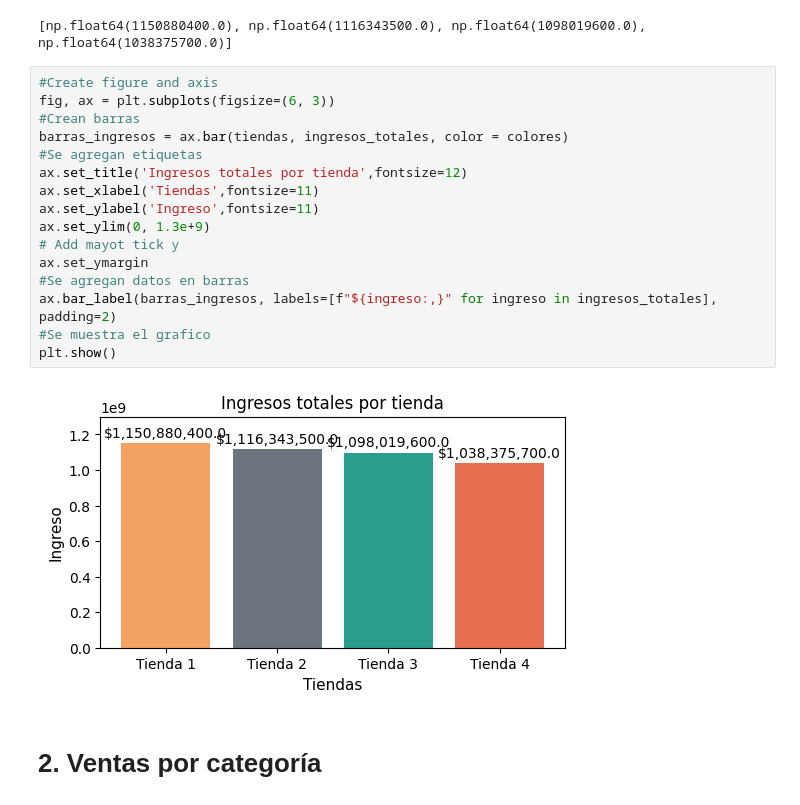
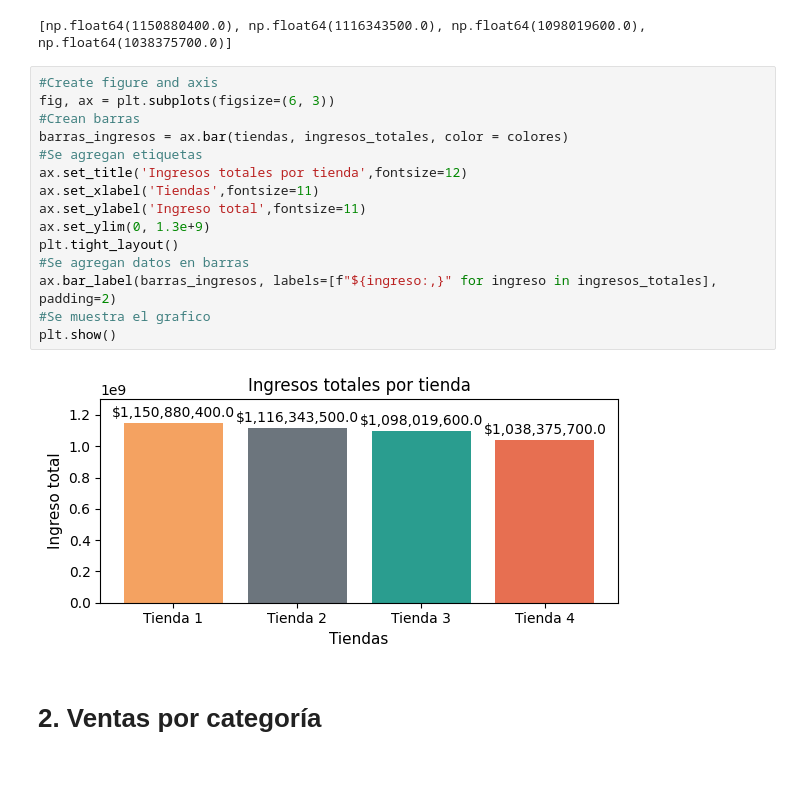
Before and after one commit to Emmanuel2000x/Desafio-Data-Science, a Jupyter notebook: AluraStoreLatam.ipynb, the cells around one changed output. Cells and saved outputs as stored; diff of their text form; blank space fills up the shorter version.

```diff
--- a/AluraStoreLatam.ipynb
+++ b/AluraStoreLatam.ipynb
@@ -56,21 +100,20 @@ print(ingresos_totales)
 # %%
 #Create figure and axis
 fig, ax = plt.subplots(figsize=(6, 3))
 #Crean barras
 barras_ingresos = ax.bar(tiendas, ingresos_totales, color = colores)
 #Se agregan etiquetas
 ax.set_title('Ingresos totales por tienda',fontsize=12)
 ax.set_xlabel('Tiendas',fontsize=11)
-ax.set_ylabel('Ingreso',fontsize=11)
+ax.set_ylabel('Ingreso total',fontsize=11)
 ax.set_ylim(0, 1.3e+9)
-# Add mayot tick y
-ax.set_ymargin
+plt.tight_layout()
 #Se agregan datos en barras
 ax.bar_label(barras_ingresos, labels=[f"${ingreso:,}" for ingreso in ingresos_totales], padding=2)
 #Se muestra el grafico
 plt.show()
 # %% [output]
-[figure, old version]
+[figure, new version]
 # %% [markdown]
 # 2. Ventas por categoría
 # %%
```
Also changed, not shown: parts of 43 cells of this notebook.
